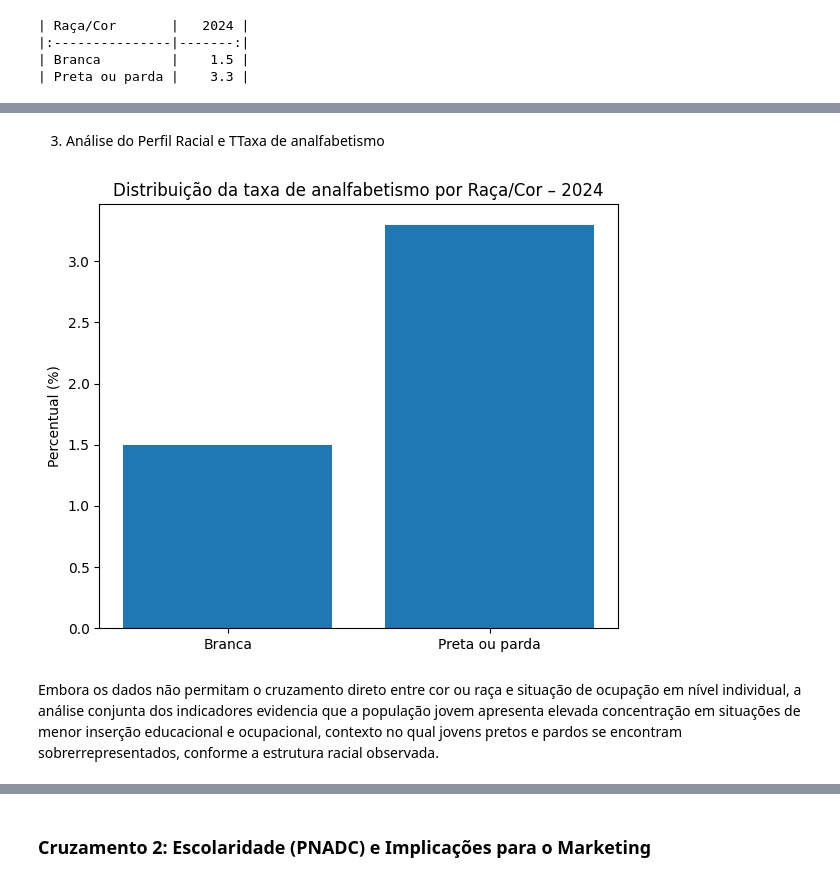
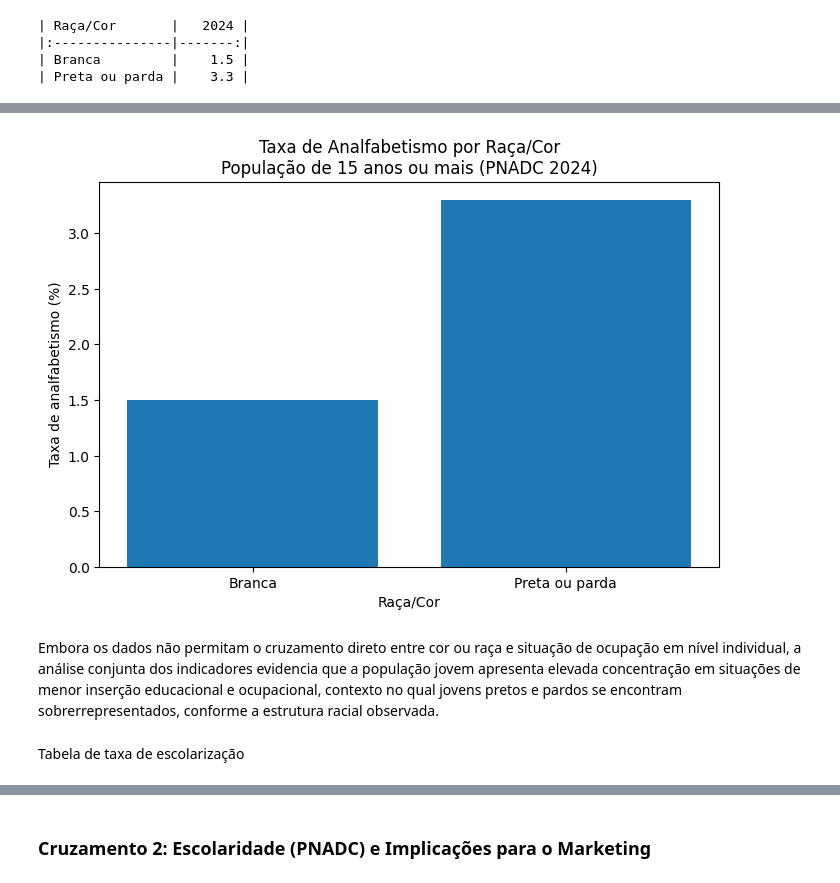
Before and after one commit to MArcoAEAandrade/ic-inclusao-financeira, a Jupyter notebook: 02_cruzamentos_.ipynb, the cells around one changed output, grey strips where cells are left out. Cells and saved outputs as stored; diff of their text form; code cells hidden in the pictures.

Commit message:
refinando análises e cruzamentos

```diff
--- a/02_cruzamentos_.ipynb
+++ b/02_cruzamentos_.ipynb
@@ -96,11 +115,17 @@ A predominância de jovens "Ocupados e não estudando" (44,2%) sugere uma inser
-# %% [markdown]
-3. Análise do Perfil Racial e TTaxa de analfabetismo
 # %%
-plt.figure(figsize=(6,5))
-plt.bar(df_raca['Raça/Cor'], df_raca['2024'])
-plt.ylabel('Percentual (%)')
-plt.title('Distribuição da taxa de analfabetismo por Raça/Cor – 2024')
-plt.tight_layout()
+plt.figure(figsize=(8, 5))
+
+plt.bar(
+    df_raca['Raça/Cor'],
+    df_raca['2024']
+)
+
+plt.title(
+    'Taxa de Analfabetismo por Raça/Cor\nPopulação de 15 anos ou mais (PNADC 2024)'
+)
+plt.xlabel('Raça/Cor')
+plt.ylabel('Taxa de analfabetismo (%)')
+
 plt.show()
 # %% [output]
-[figure, old version]
+[figure, new version]
@@ -107,2 +135,4 @@ plt.show()
 # %% [markdown]
 Embora os dados não permitam o cruzamento direto entre cor ou raça e situação de ocupação em nível individual, a análise conjunta dos indicadores evidencia que a população jovem apresenta elevada concentração em situações de menor inserção educacional e ocupacional, contexto no qual jovens pretos e pardos se encontram sobrerrepresentados, conforme a estrutura racial observada.
+# %% [markdown]
+Tabela de taxa de escolarização
```
Also changed, not shown: parts of 37 cells of this notebook.
